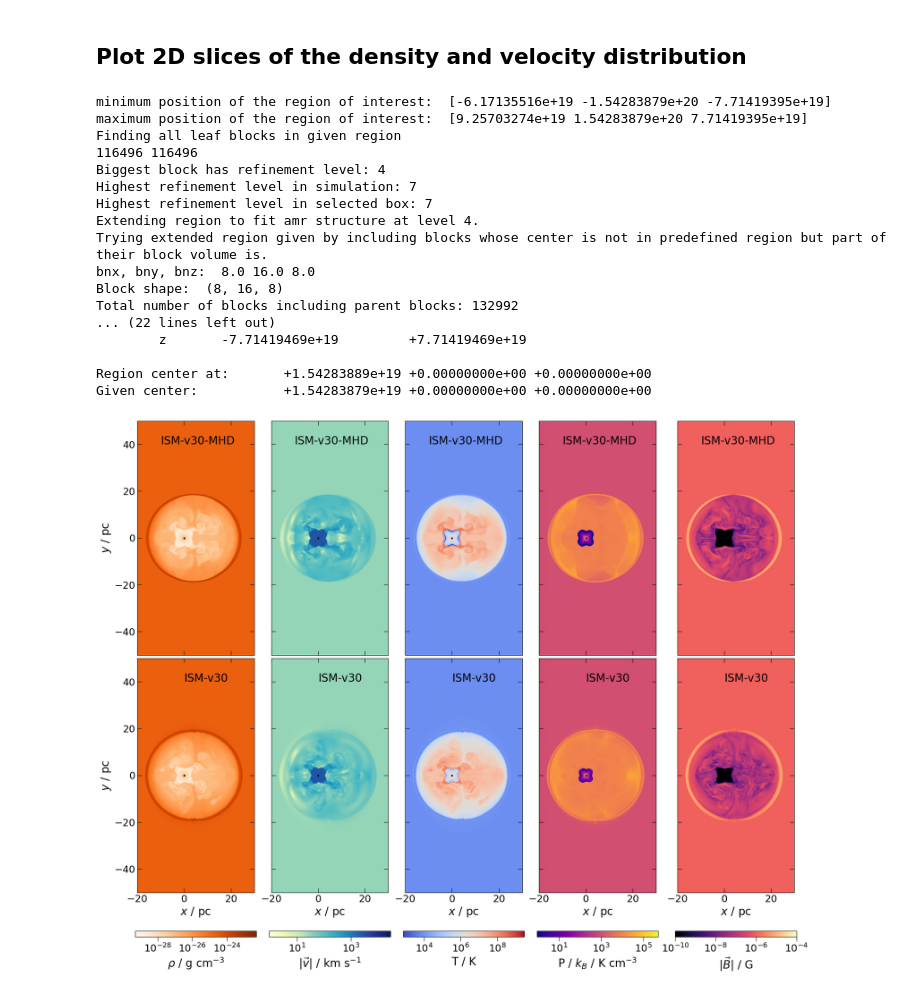
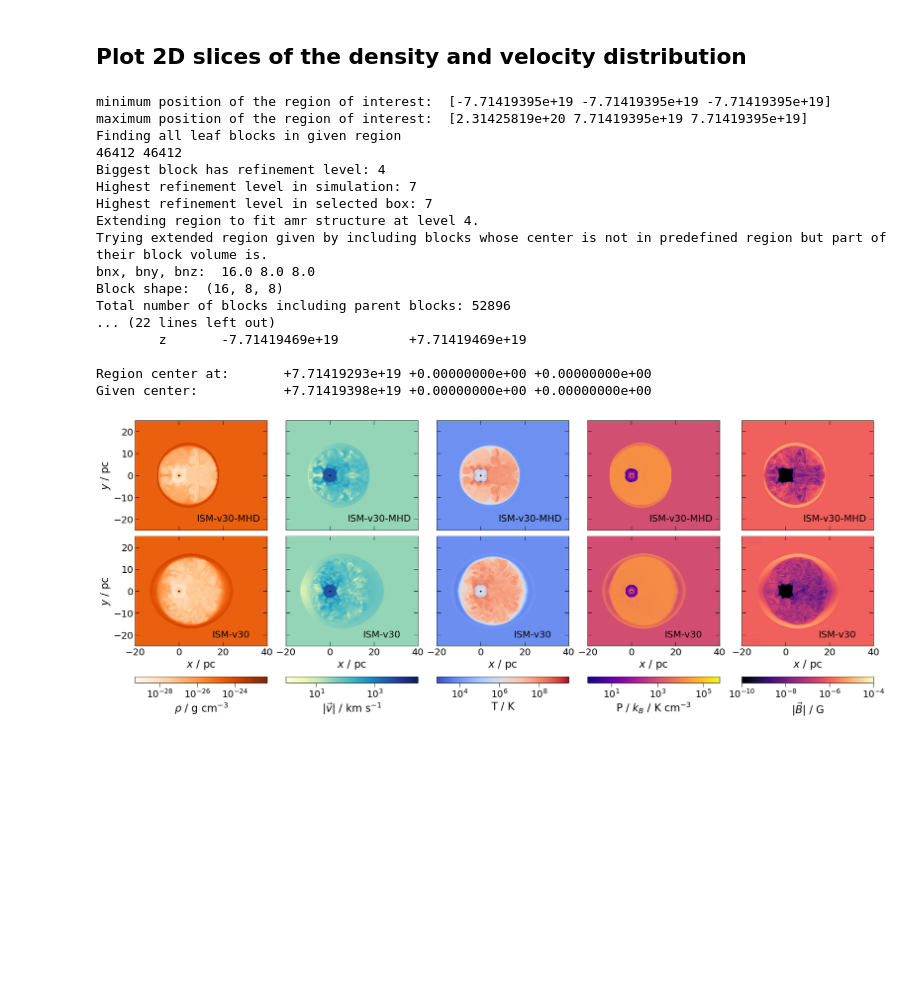
Before and after one commit to kwat0308/crbowshock_analysis_tools, a Jupyter notebook: calculate_mhd_params/plot_2dslices.ipynb, the cells around one changed output. Drawn from its saved outputs; the diff is of its cells as text; code cells hidden in the pictures; blank space fills up the shorter version.

```diff
--- a/calculate_mhd_params/plot_2dslices.ipynb
+++ b/calculate_mhd_params/plot_2dslices.ipynb
@@ -18,27 +18,28 @@ import flash_amr_tools
 import h5py
 # %%
 fig_dir = "/home/kwatanabe/Projects/cr-bowshocks/figures/crmhd_vs_mhd"
-flash_output_dir = "/home/kwatanabe/Projects/cr-bowshocks/outputs"
+flash_output_dir = "/home/kwatanabe/Projects/cr-bowshocks/outputs_new"
 
 # load the bowshock config
 bowshock_config = json.load(open("../config/bowshock_config.json", "r"))["config"]
 # %%
 sims = ["ISM-v30-MHD", "ISM-v30"]
+# sim_label = ["ISM-v30-MHD", "ISM-v30-CRMHD"]
 fields = ["dens", "vel", "temp", "pres", "mag"]
 
 sim_textlabel = {
-    "ISM-v30" : (0, 40),
-    "ISM-v30-MHD" : (-10, 40)
+    "ISM-v30" : (15, -21),
+    "ISM-v30-MHD" : (8, -21)
 }
 # %%
-fig = plt.figure(figsize=(18, 14), constrained_layout=True)
+fig = plt.figure(figsize=(21, 8), constrained_layout=True)
 gs = fig.add_gridspec(len(sims), len(fields), hspace=0, wspace=0)
 axs = gs.subplots(sharex=True, sharey=True)
 
 for isim, sim in enumerate(sims):
     sim_dir = os.path.join(flash_output_dir, bowshock_config[sim]["sim_dir"])
 
-    sim_file = os.path.join(sim_dir, "starISM_hdf5_plt_cnt_0015")
+    sim_file = os.path.join(sim_dir, "starISM_hdf5_plt_cnt_0020")
 
     blist, brefs, bns = flash_amr_tools.get_true_blocks(sim_file)
 
@@ -79,6 +80,12 @@ for isim, sim in enumerate(sims):
         axs[isim, ifield].tick_params(axis='both', direction="in", which='major', size=8, labelsize=18, top=True, right=True)
         axs[isim, ifield].tick_params(axis='both', direction="in", which='minor', size=6, labelsize=16, top=True, right=True)
 
+        axs[isim, ifield].set_xlim(-20, 40)
+        axs[isim, ifield].set_ylim(-25,25)
+
+        # add annotations for the simulation labels
+        axs[isim,ifield].annotate(sim, xy=sim_textlabel[sim], color="k", fontsize=18)
+
         if isim == len(sims) -1:
         # colorbar
         # make separate axes for each image
@@ -89,42 +96,41 @@ for isim, sim in enumerate(sims):
             # set ticks as text for shck
             if field == "shck":
                 cb = fig.colorbar(sm, ax=axs[isim,ifield], ticks=shck_tick_num, orientation="horizontal")
                 cb.ax.set_xticklabels(shck_ticks, rotation=90)
                 cb.ax.tick_params(axis='both', which='major', size=0, labelsize=14.5)
                 cb.ax.tick_params(axis='both', which='minor', size=0)
 
             else:
                 cb = fig.colorbar(sm, ax=axs[isim,ifield], orientation="horizontal")
                 cb.ax.set_xlabel(field_labels[field], fontsize=20)
                 cb.ax.tick_params(axis='both', which='major', size=8, labelsize=18)
                 cb.ax.tick_params(axis='both', which='minor', size=6, labelsize=18)
 
                 # scales
                 cb.ax.set_xscale(field_scales[field])
             # cb.ax.tick_params(rotation=90)
 
-        # add annotations for the simulation labels
-        axs[isim,ifield].annotate(sim, xy=sim_textlabel[sim], color="k", fontsize=20)
+
 
     pf.close()
 
-fig.savefig(f"{fig_dir}/2d_slices_t150.png", dpi=200, bbox_inches="tight")
+fig.savefig(f"{fig_dir}/2d_slices_t200.png", dpi=200, bbox_inches="tight")
 # %% [output]
-minimum position of the region of interest:  [-6.17135516e+19 -1.54283879e+20 -7.71419395e+19]
-maximum position of the region of interest:  [9.25703274e+19 1.54283879e+20 7.71419395e+19]
+minimum position of the region of interest:  [-7.71419395e+19 -7.71419395e+19 -7.71419395e+19]
+maximum position of the region of interest:  [2.31425819e+20 7.71419395e+19 7.71419395e+19]
 Finding all leaf blocks in given region
-116496 116496
+46412 46412
 Biggest block has refinement level: 4
 Highest refinement level in simulation: 7
 Highest refinement level in selected box: 7
 Extending region to fit amr structure at level 4.
 Trying extended region given by including blocks whose center is not in predefined region but part of their block volume is.
-bnx, bny, bnz:  8.0 16.0 8.0
-Block shape:  (8, 16, 8)
-Total number of blocks including parent blocks: 132992
+bnx, bny, bnz:  16.0 8.0 8.0
+Block shape:  (16, 8, 8)
+Total number of blocks including parent blocks: 52896
 ... (22 lines left out)
         z       -7.71419469e+19         +7.71419469e+19
 
-Region center at:       +1.54283889e+19 +0.00000000e+00 +0.00000000e+00
-Given center:           +1.54283879e+19 +0.00000000e+00 +0.00000000e+00
+Region center at:       +7.71419293e+19 +0.00000000e+00 +0.00000000e+00
+Given center:           +7.71419398e+19 +0.00000000e+00 +0.00000000e+00
-[figure, old version]
+[figure, new version]
```
Also changed, not shown: 18 other files.
